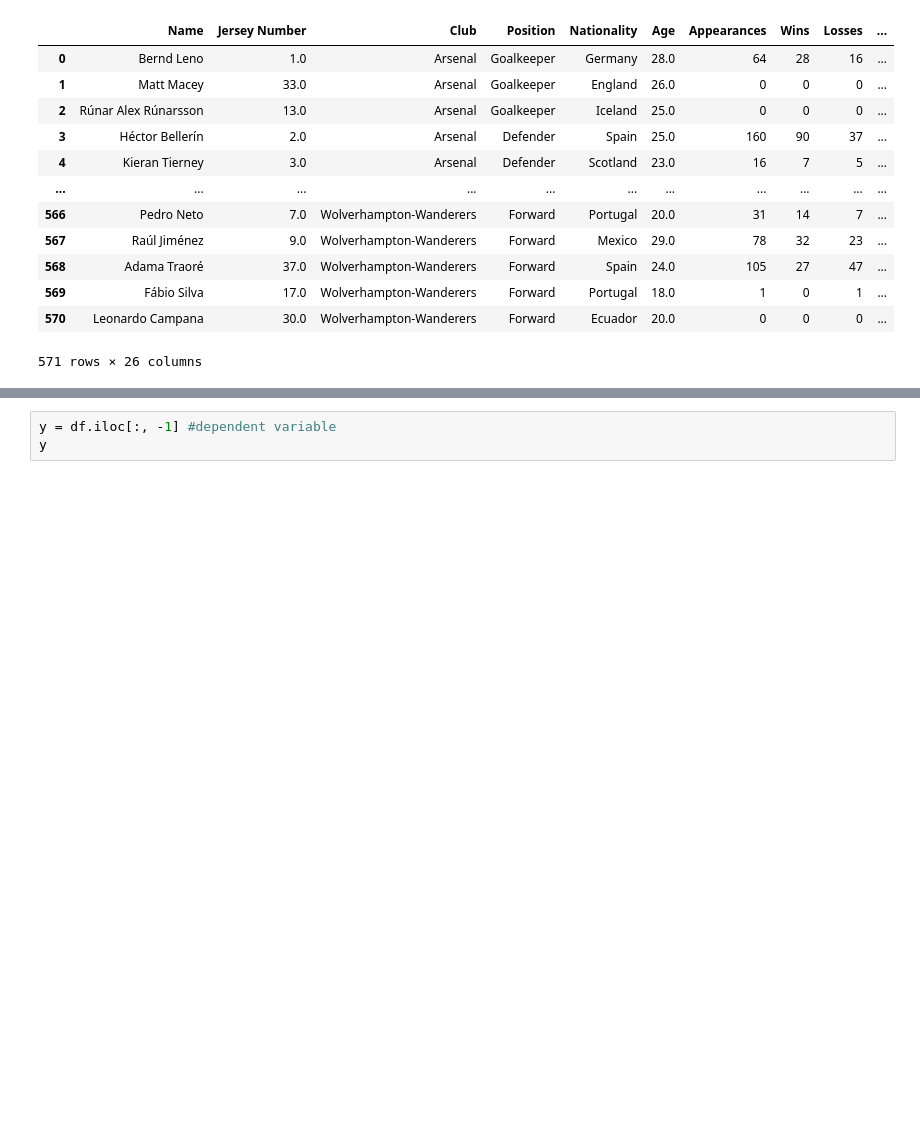
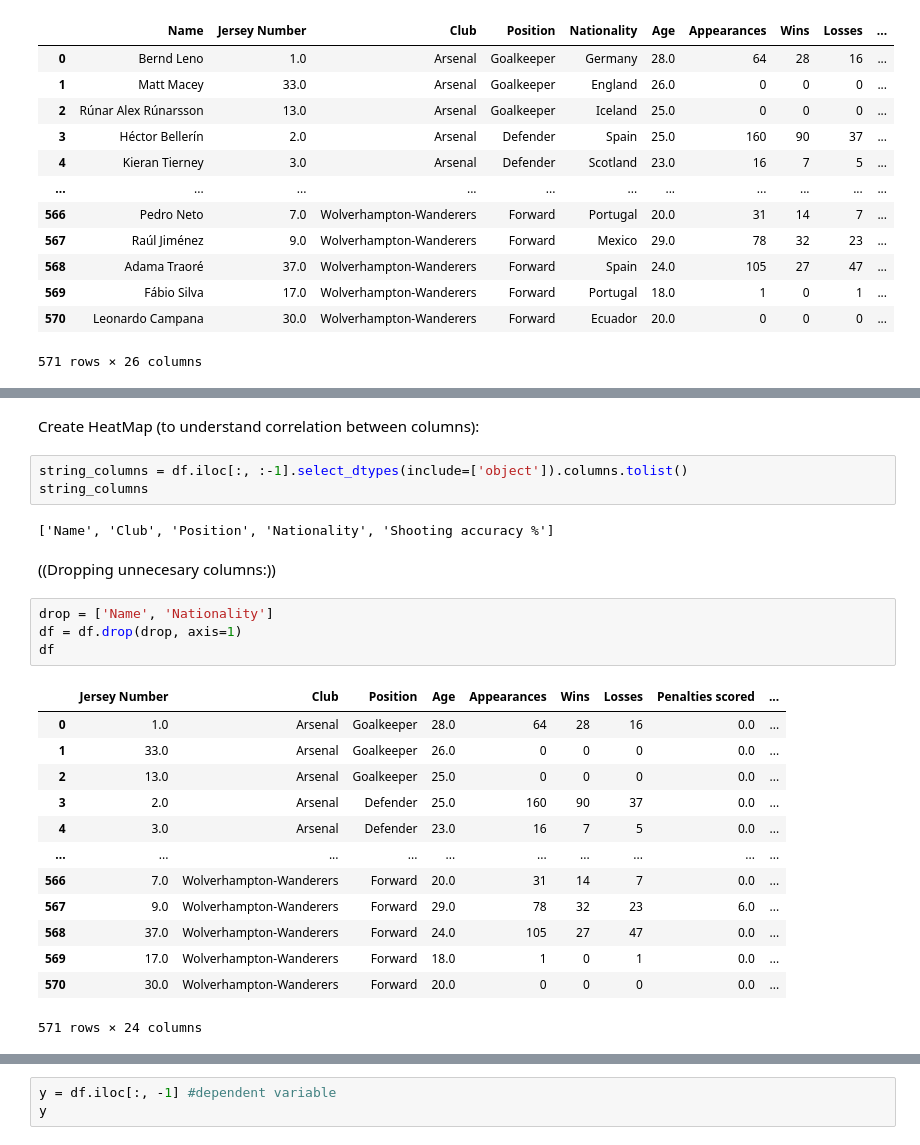
Before and after one commit to devishi-r/Goal-Prediction, a Jupyter notebook: prediction.ipynb, the cells around one changed output, grey strips where cells are left out. Saved outputs shown, nothing was run; the diff lists cells and outputs as text; blank space fills up the shorter version.

```diff
--- a/prediction.ipynb
+++ b/prediction.ipynb
@@ -33,0 +45,27 @@ df.head()
+# %% [markdown]
+Create HeatMap (to understand correlation between columns):
+# %%
+string_columns = df.iloc[:, :-1].select_dtypes(include=['object']).columns.tolist()
+string_columns
+# %% [output]
+['Name', 'Club', 'Position', 'Nationality', 'Shooting accuracy %']
+# %% [markdown]
+((Dropping unnecesary columns:))
+# %%
+drop = ['Name', 'Nationality']
+df = df.drop(drop, axis=1)
+df
+# %% [output]
+|  | Jersey Number | Club | Position | Age | Appearances | Wins | Losses | Penalties scored | ... |
+| 0 | 1.0 | Arsenal | Goalkeeper | 28.0 | 64 | 28 | 16 | 0.0 | ... |
+| 1 | 33.0 | Arsenal | Goalkeeper | 26.0 | 0 | 0 | 0 | 0.0 | ... |
+| 2 | 13.0 | Arsenal | Goalkeeper | 25.0 | 0 | 0 | 0 | 0.0 | ... |
+| 3 | 2.0 | Arsenal | Defender | 25.0 | 160 | 90 | 37 | 0.0 | ... |
+| 4 | 3.0 | Arsenal | Defender | 23.0 | 16 | 7 | 5 | 0.0 | ... |
+| ... | ... | ... | ... | ... | ... | ... | ... | ... | ... |
+| 566 | 7.0 | Wolverhampton-Wanderers | Forward | 20.0 | 31 | 14 | 7 | 0.0 | ... |
+| 567 | 9.0 | Wolverhampton-Wanderers | Forward | 29.0 | 78 | 32 | 23 | 6.0 | ... |
+| 568 | 37.0 | Wolverhampton-Wanderers | Forward | 24.0 | 105 | 27 | 47 | 0.0 | ... |
+| 569 | 17.0 | Wolverhampton-Wanderers | Forward | 18.0 | 1 | 0 | 1 | 0.0 | ... |
+| 570 | 30.0 | Wolverhampton-Wanderers | Forward | 20.0 | 0 | 0 | 0 | 0.0 | ... |
+571 rows × 24 columns
```
Also changed, not shown: parts of 12 cells of this notebook.
